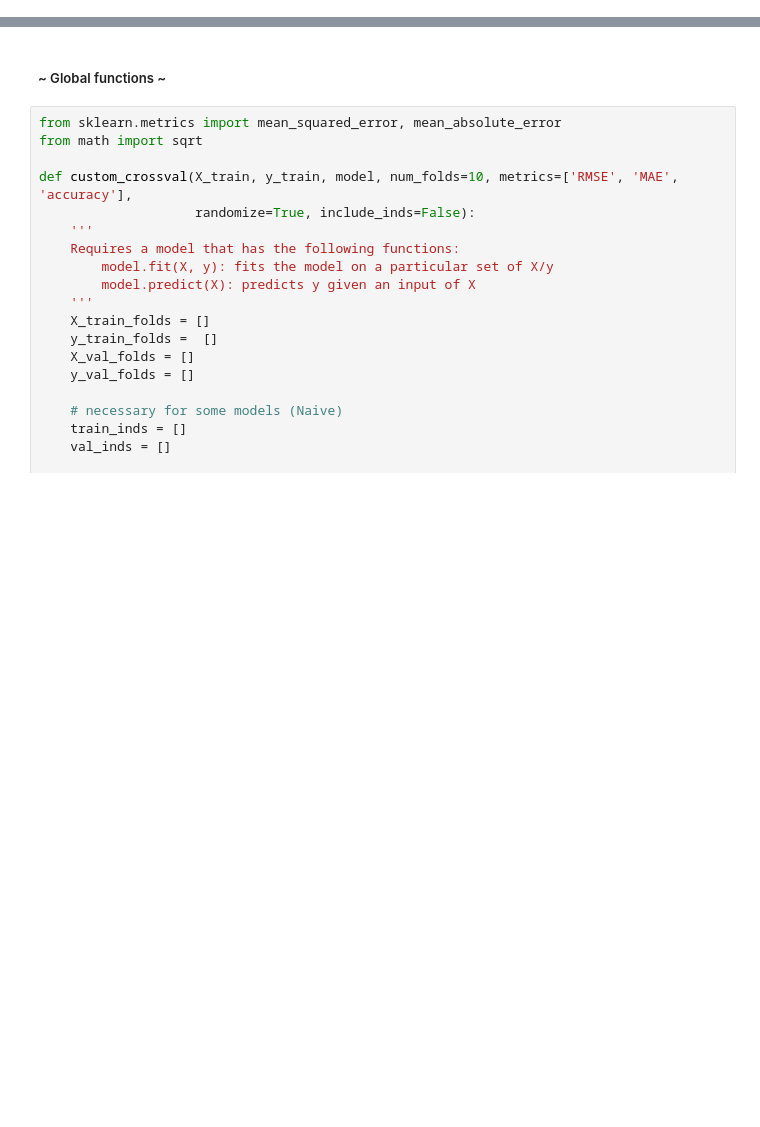
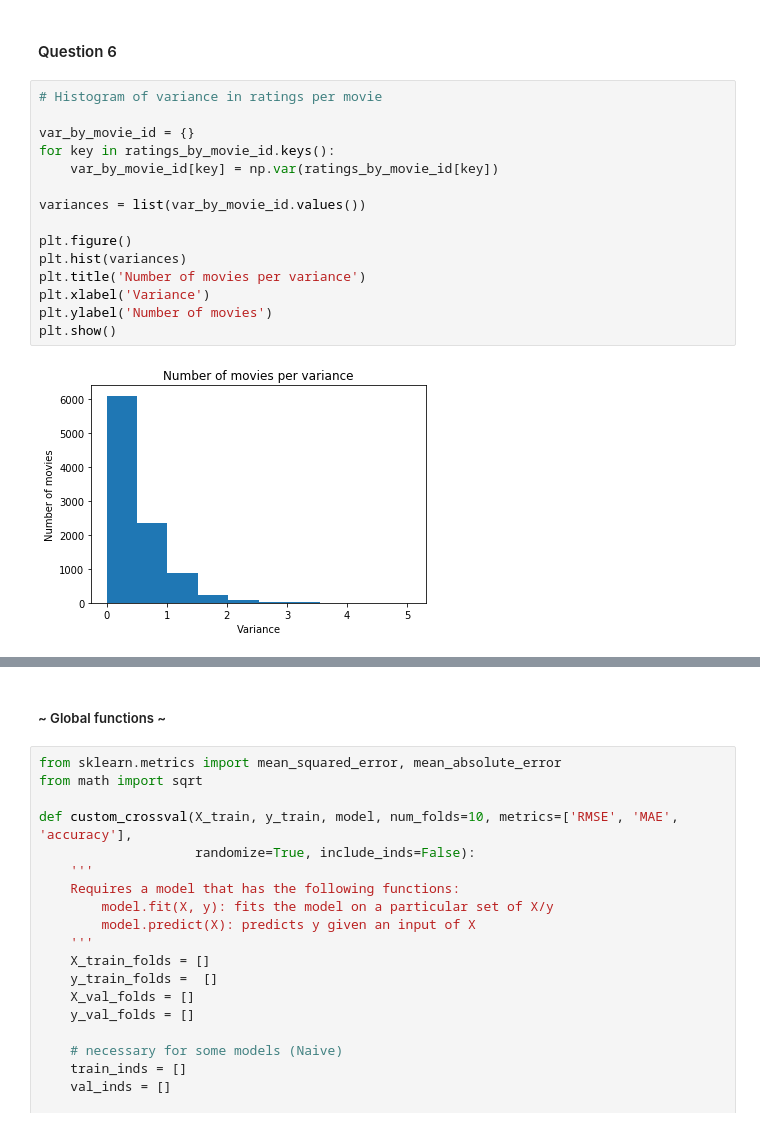
Before and after one commit to 219Winter2019adjz/Project3, a Jupyter notebook: Proj3.ipynb, the cells around one changed output, grey strips where cells are left out. Drawn from its saved outputs; the diff is of its cells as text; blank space fills up the shorter version.

```diff
--- a/Proj3.ipynb
+++ b/Proj3.ipynb
@@ -37,0 +97,19 @@ for rating in ratings:
+# %% [markdown]
+#### Question 6
+# %%
+# Histogram of variance in ratings per movie
+
+var_by_movie_id = {}
+for key in ratings_by_movie_id.keys():
+    var_by_movie_id[key] = np.var(ratings_by_movie_id[key])
+
+variances = list(var_by_movie_id.values())
+
+plt.figure()
+plt.hist(variances)
+plt.title('Number of movies per variance')
+plt.xlabel('Variance')
+plt.ylabel('Number of movies')
+plt.show()
+# %% [output]
+[figure, added]
```
Also changed, not shown: parts of 37 cells of this notebook.
